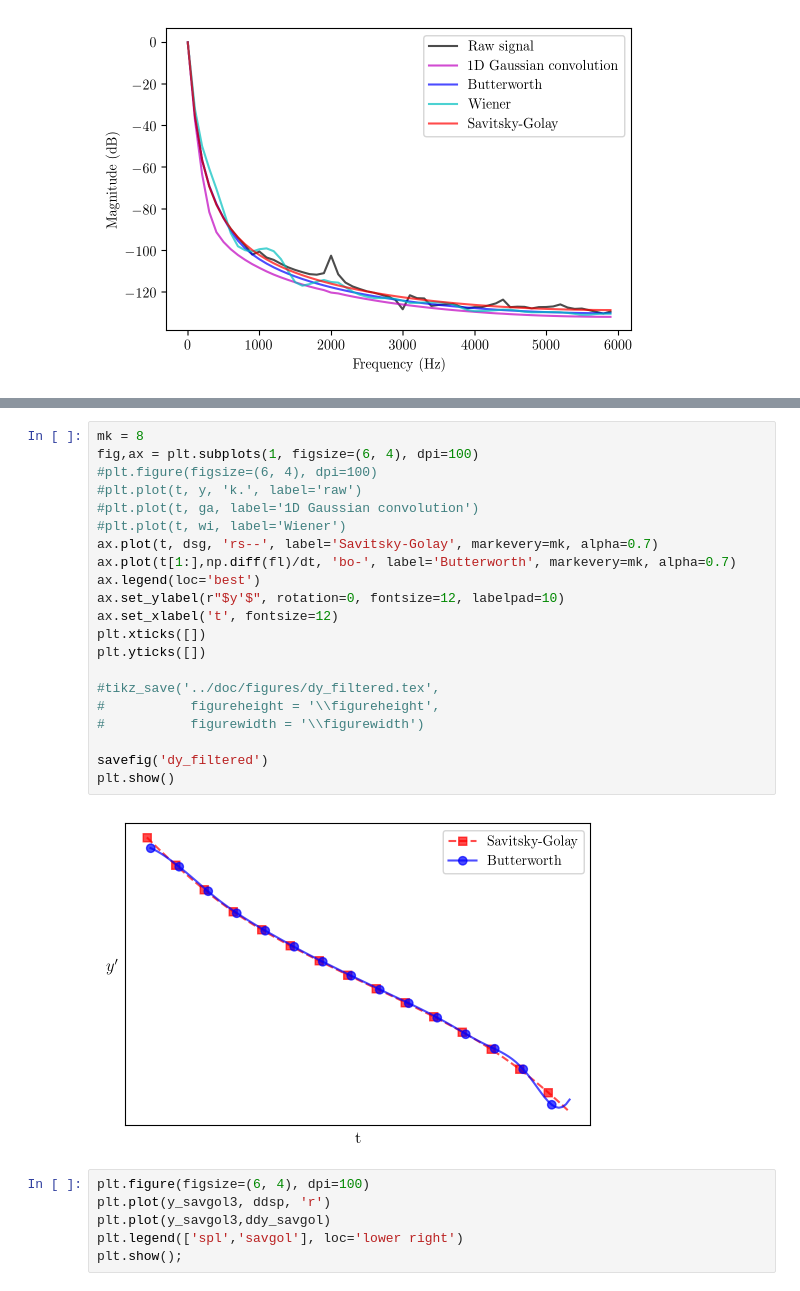
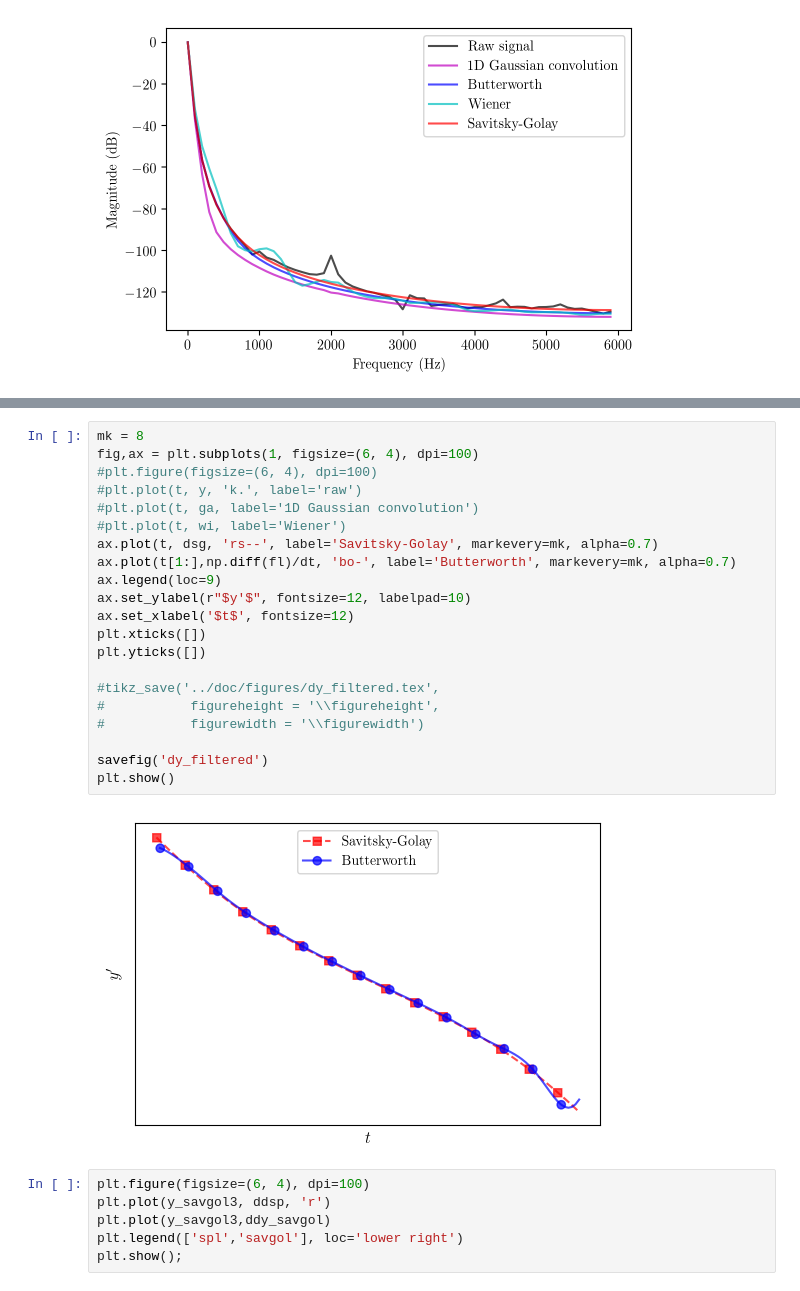
Before and after one commit to 7deeptide/Droplet_electro-bounce, a Jupyter notebook: src/filtering.ipynb, the cells around one changed output, grey strips where cells are left out. Drawn from its saved outputs; the diff is of its cells as text.

```diff
--- a/src/filtering.ipynb
+++ b/src/filtering.ipynb
@@ -284,26 +284,26 @@ plt.show();
 # %%
 mk = 8
 fig,ax = plt.subplots(1, figsize=(6, 4), dpi=100)
 #plt.figure(figsize=(6, 4), dpi=100)
 #plt.plot(t, y, 'k.', label='raw')
 #plt.plot(t, ga, label='1D Gaussian convolution')
 #plt.plot(t, wi, label='Wiener')
 ax.plot(t, dsg, 'rs--', label='Savitsky-Golay', markevery=mk, alpha=0.7)
 ax.plot(t[1:],np.diff(fl)/dt, 'bo-', label='Butterworth', markevery=mk, alpha=0.7)
-ax.legend(loc='best')
-ax.set_ylabel(r"$y'$", rotation=0, fontsize=12, labelpad=10)
-ax.set_xlabel('t', fontsize=12)
+ax.legend(loc=9)
+ax.set_ylabel(r"$y'$", fontsize=12, labelpad=10)
+ax.set_xlabel('$t$', fontsize=12)
 plt.xticks([])
 plt.yticks([])
 
 #tikz_save('../doc/figures/dy_filtered.tex',
 #           figureheight = '\\figureheight',
 #           figurewidth = '\\figurewidth')
 
 savefig('dy_filtered')
 plt.show()
 # %% [output]
-[figure, old version]
+[figure, new version]
 # %%
 plt.figure(figsize=(6, 4), dpi=100)
 plt.plot(y_savgol3, ddsp, 'r')
```
Also changed, not shown: parts of 3 cells of this notebook, 37 other files.
